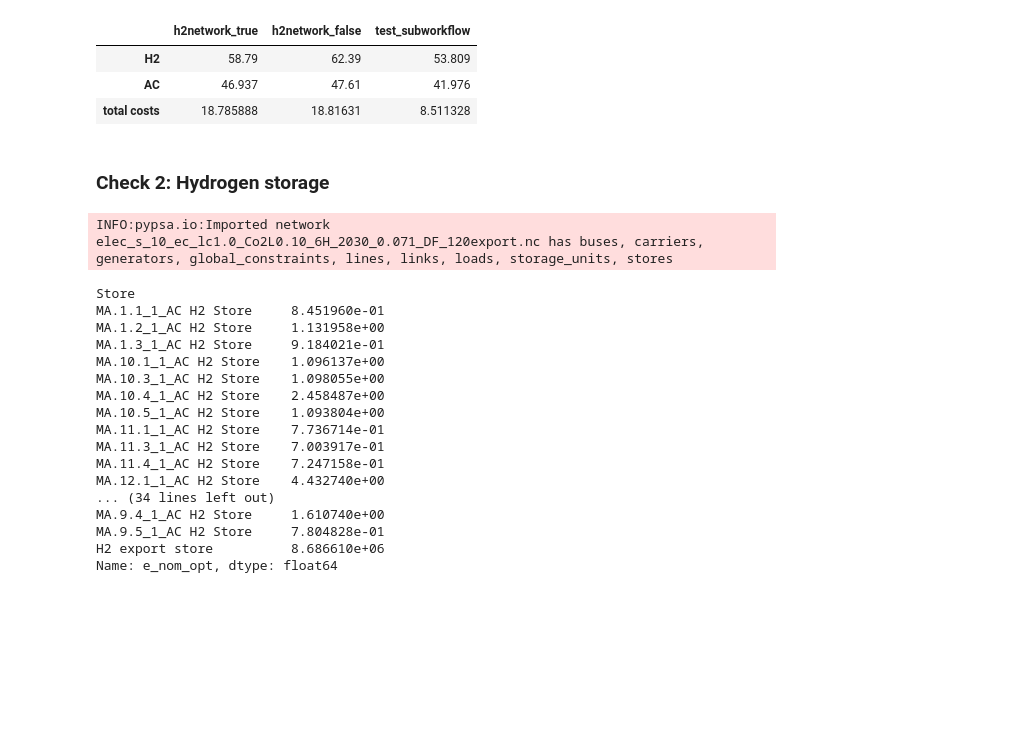
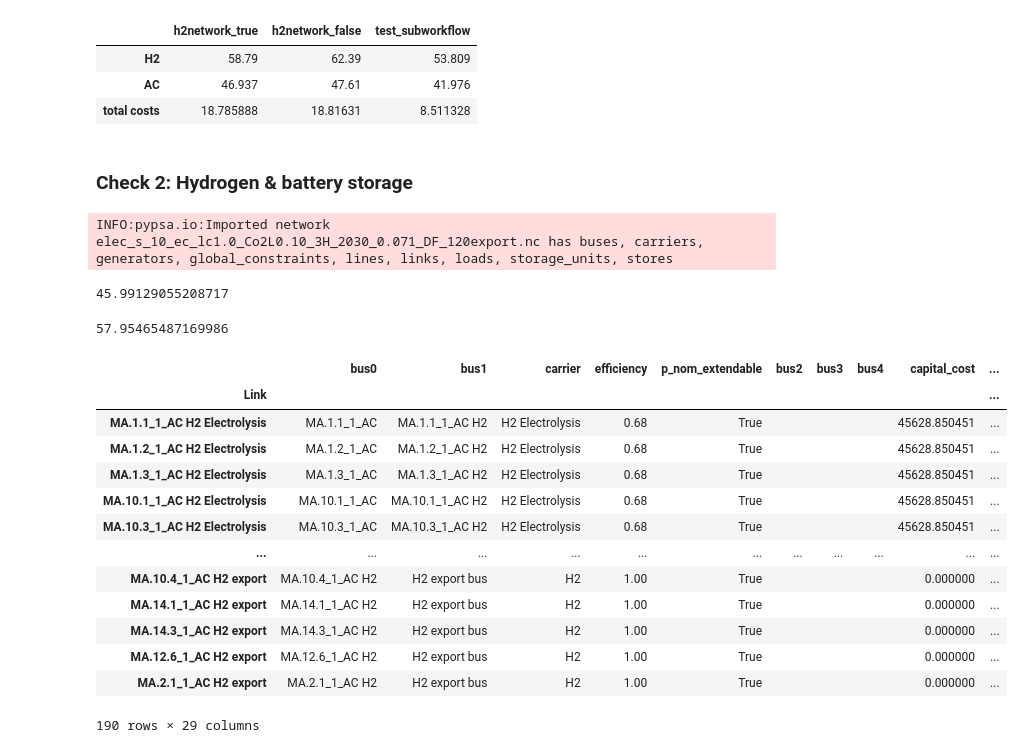
Before and after one commit to energyLS/aldehyde, a Jupyter notebook: workflow/notebooks/check_hypothesis.ipynb, the cells around one changed output. Cells and saved outputs as stored; diff of their text form; code cells hidden in the pictures; blank space fills up the shorter version.

```diff
--- a/workflow/notebooks/check_hypothesis.ipynb
+++ b/workflow/notebooks/check_hypothesis.ipynb
@@ -27,29 +27,37 @@ stats.head()
 | AC | 46.937 | 47.61 | 41.976 |
 | total costs | 18.785888 | 18.81631 | 8.511328 |
 # %% [markdown]
-### Check 2: Hydrogen storage
+### Check 2: Hydrogen & battery storage
-# %%
-run = "h2network_true"
-n = pypsa.Network(prefix + "/resources/pypsaearthsec/" + run + "/postnetworks/elec_s_10_ec_lc1.0_Co2L0.10_6H_2030_0.071_DF_120export.nc")
-# %% [output]
-INFO:pypsa.io:Imported network elec_s_10_ec_lc1.0_Co2L0.10_6H_2030_0.071_DF_120export.nc has buses, carriers, generators, global_constraints, lines, links, loads, storage_units, stores
+# %%
+run = "h2network_true_3h"
+export_only = prefix +"/resources/export_only/" + run +"/elec_s_10_ec_lc1.0_Co2L0.10_3H_2030_0.071_DF_120export_solved.nc"
+mar_only =prefix + "/resources/pypsaearthsec/" + run + "/postnetworks/elec_s_10_ec_lc1.0_Co2L0.10_3H_2030_0.071_DF_0export.nc"
+mar_es_export =prefix + "/resources/pypsaearthsec/" + run + "/postnetworks/elec_s_10_ec_lc1.0_Co2L0.10_3H_2030_0.071_DF_120export.nc"
+n = pypsa.Network(mar_es_export)
+# %% [output]
+INFO:pypsa.io:Imported network elec_s_10_ec_lc1.0_Co2L0.10_3H_2030_0.071_DF_120export.nc has buses, carriers, generators, global_constraints, lines, links, loads, storage_units, stores
+# %%
+n.stores[(n.stores.carrier=="H2") & (n.stores.bus != "H2 export bus")].e_nom_opt.sum() / 1e3 # in GWh
+# %% [output]
+45.99129055208717
 # %%
-n.stores[n.stores.carrier=="H2"].e_nom_opt
+n.stores[(n.stores.carrier=="battery")].e_nom_opt.sum() / 1e3 # in GWh
 # %% [output]
-Store
-MA.1.1_1_AC H2 Store     8.451960e-01
-MA.1.2_1_AC H2 Store     1.131958e+00
-MA.1.3_1_AC H2 Store     9.184021e-01
-MA.10.1_1_AC H2 Store    1.096137e+00
-MA.10.3_1_AC H2 Store    1.098055e+00
-MA.10.4_1_AC H2 Store    2.458487e+00
-MA.10.5_1_AC H2 Store    1.093804e+00
-MA.11.1_1_AC H2 Store    7.736714e-01
-MA.11.3_1_AC H2 Store    7.003917e-01
-MA.11.4_1_AC H2 Store    7.247158e-01
-MA.12.1_1_AC H2 Store    4.432740e+00
-... (34 lines left out)
-MA.9.4_1_AC H2 Store     1.610740e+00
-MA.9.5_1_AC H2 Store     7.804828e-01
-H2 export store          8.686610e+06
-Name: e_nom_opt, dtype: float64
+57.95465487169986
+# %%
+n.links[n.links.index.str.contains("H2")]
+# %% [output]
+|  | bus0 | bus1 | carrier | efficiency | p_nom_extendable | bus2 | bus3 | bus4 | capital_cost | ... |
+| Link |  |  |  |  |  |  |  |  |  | ... |
+| MA.1.1_1_AC H2 Electrolysis | MA.1.1_1_AC | MA.1.1_1_AC H2 | H2 Electrolysis | 0.68 | True |  |  |  | 45628.850451 | ... |
+| MA.1.2_1_AC H2 Electrolysis | MA.1.2_1_AC | MA.1.2_1_AC H2 | H2 Electrolysis | 0.68 | True |  |  |  | 45628.850451 | ... |
+| MA.1.3_1_AC H2 Electrolysis | MA.1.3_1_AC | MA.1.3_1_AC H2 | H2 Electrolysis | 0.68 | True |  |  |  | 45628.850451 | ... |
+| MA.10.1_1_AC H2 Electrolysis | MA.10.1_1_AC | MA.10.1_1_AC H2 | H2 Electrolysis | 0.68 | True |  |  |  | 45628.850451 | ... |
+| MA.10.3_1_AC H2 Electrolysis | MA.10.3_1_AC | MA.10.3_1_AC H2 | H2 Electrolysis | 0.68 | True |  |  |  | 45628.850451 | ... |
+| ... | ... | ... | ... | ... | ... | ... | ... | ... | ... | ... |
+| MA.10.4_1_AC H2 export | MA.10.4_1_AC H2 | H2 export bus | H2 | 1.00 | True |  |  |  | 0.000000 | ... |
+| MA.14.1_1_AC H2 export | MA.14.1_1_AC H2 | H2 export bus | H2 | 1.00 | True |  |  |  | 0.000000 | ... |
+| MA.14.3_1_AC H2 export | MA.14.3_1_AC H2 | H2 export bus | H2 | 1.00 | True |  |  |  | 0.000000 | ... |
+| MA.12.6_1_AC H2 export | MA.12.6_1_AC H2 | H2 export bus | H2 | 1.00 | True |  |  |  | 0.000000 | ... |
+| MA.2.1_1_AC H2 export | MA.2.1_1_AC H2 | H2 export bus | H2 | 1.00 | True |  |  |  | 0.000000 | ... |
+190 rows × 29 columns
```
Also changed, not shown: parts of 9 cells of this notebook, 1 other file.
